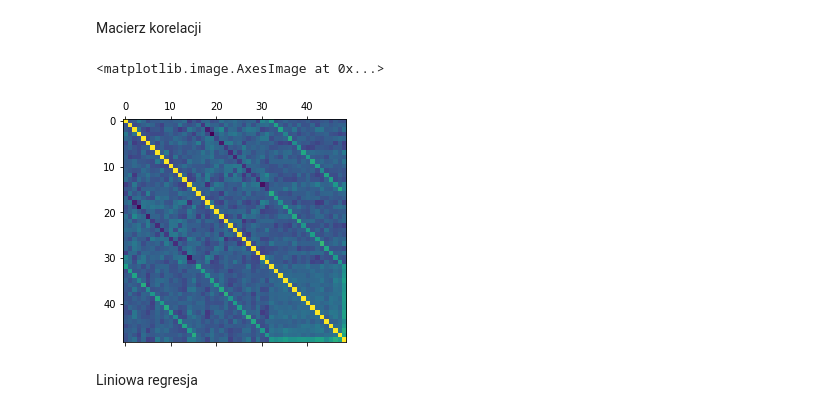
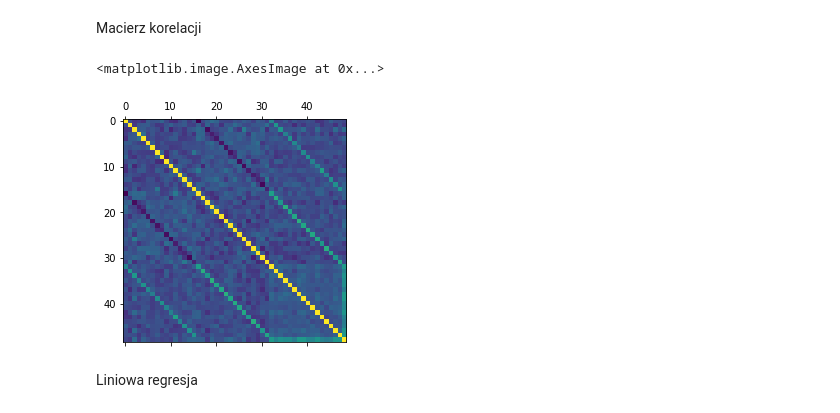
Before and after one commit to Michalinh0/DS2022, a Jupyter notebook: waveenergyconverters.ipynb, the cells around one changed output. Saved outputs shown, nothing was run; the diff lists cells and outputs as text; code cells hidden in the pictures.

```diff
--- a/waveenergyconverters.ipynb
+++ b/waveenergyconverters.ipynb
@@ -214,12 +228,12 @@ Testing accuracy -0.0467
 # %% [markdown]
 Macierz korelacji
 # %%
-corr = data_adelaide.corr()
+corr = data_perth.corr()
 
 plt.matshow(corr)
 # %% [output]
 <matplotlib.image.AxesImage at 0x...>
-[figure, old version]
+[figure, new version]
 # %% [markdown]
 Liniowa regresja
 # %%
```
Also changed, not shown: parts of 19 cells of this notebook.
